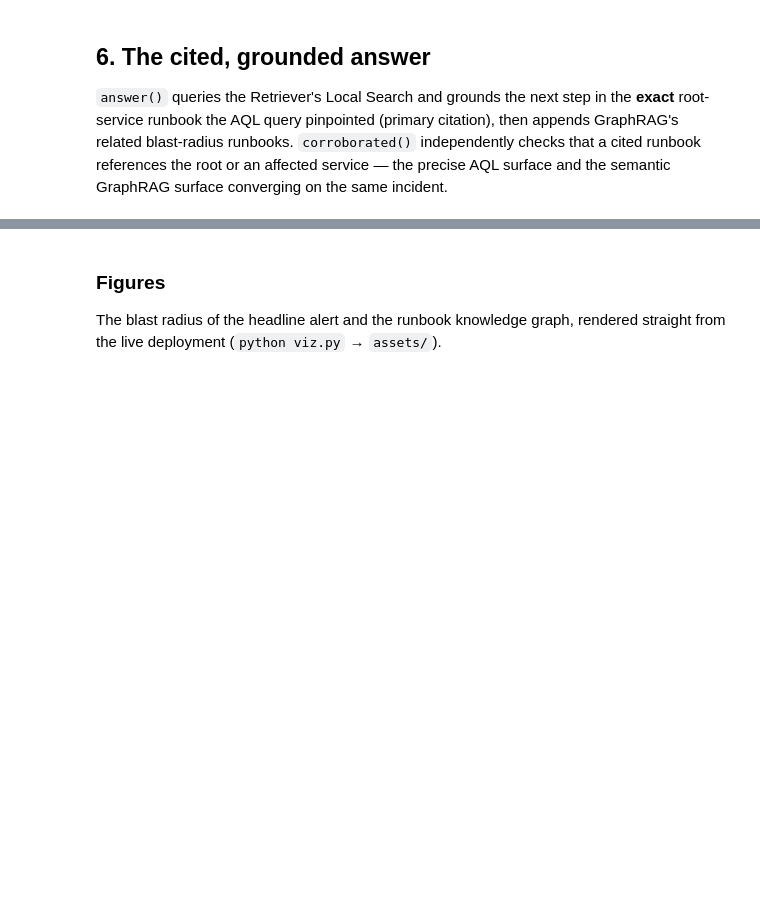
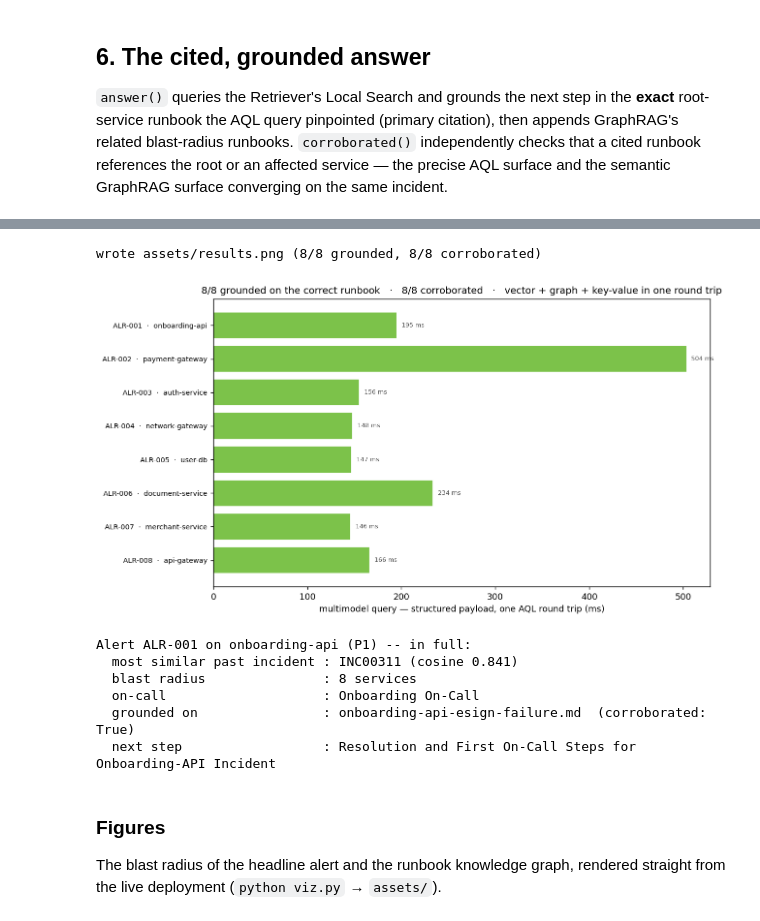
Before and after one commit to mostafaibrahim17/arango-multimodel-incident-resolution, a Jupyter notebook: incident_resolution.ipynb, the cells around one changed output, grey strips where cells are left out. Drawn from its saved outputs; the diff is of its cells as text; code cells hidden in the pictures; blank space fills up the shorter version.

```diff
--- a/incident_resolution.ipynb
+++ b/incident_resolution.ipynb
@@ -16,7 +14,7 @@ from ingest import connect, embed, EMBED_MODEL, EMBED_DIM, DATASET
 
 db = connect()
 oai = OpenAI()
-topo = json.load(open("topology.json"))
+topo = json.load(open("data/topology.json"))
 print("connected:", db.name)
 # %% [output]
 connected: incident_demo
@@ -108,7 +106,7 @@ LET similar = (
   on_call: {team: team.name, contact: team.oncall}
 }
 # %%
-alert = json.load(open("alert.sample.json"))
+alert = json.load(open("data/alert.sample.json"))
 print(json.dumps(resolve(alert), indent=2))
 # %% [output]
 {
@@ -222,3 +231,27 @@ primary-runbook hit 8/8 · corroborated 8/8
+# %%
+# The results figure (regenerated from these rows) + one alert in full -- the value delivered.
+import viz
+from IPython.display import Image, display
+
+viz.fig_results_from_rows(results)
+display(Image("assets/results.png"))
+
+example = results[0]
+print(f"\nAlert {example['alert']} on {example['service']} ({example['severity']}) -- in full:")
+print(f"  most similar past incident : {example['top_similar_incident']} (cosine {example['top_similarity']})")
+print(f"  blast radius               : {example['blast_radius']} services")
+print(f"  on-call                    : {example['on_call']}")
+print(f"  grounded on                : {example['primary_runbook']}  (corroborated: {example['corroborated']})")
+print(f"  next step                  : {example['next_step']}")
+# %% [output]
+wrote assets/results.png (8/8 grounded, 8/8 corroborated)
+[figure, added]
+Alert ALR-001 on onboarding-api (P1) -- in full:
+  most similar past incident : INC00311 (cosine 0.841)
+  blast radius               : 8 services
+  on-call                    : Onboarding On-Call
+  grounded on                : onboarding-api-esign-failure.md  (corroborated: True)
+  next step                  : Resolution and First On-Call Steps for Onboarding-API Incident
 # %% [markdown]
 ### Figures
 
```
Also changed, not shown: parts of 6 cells of this notebook, 26 other files.
